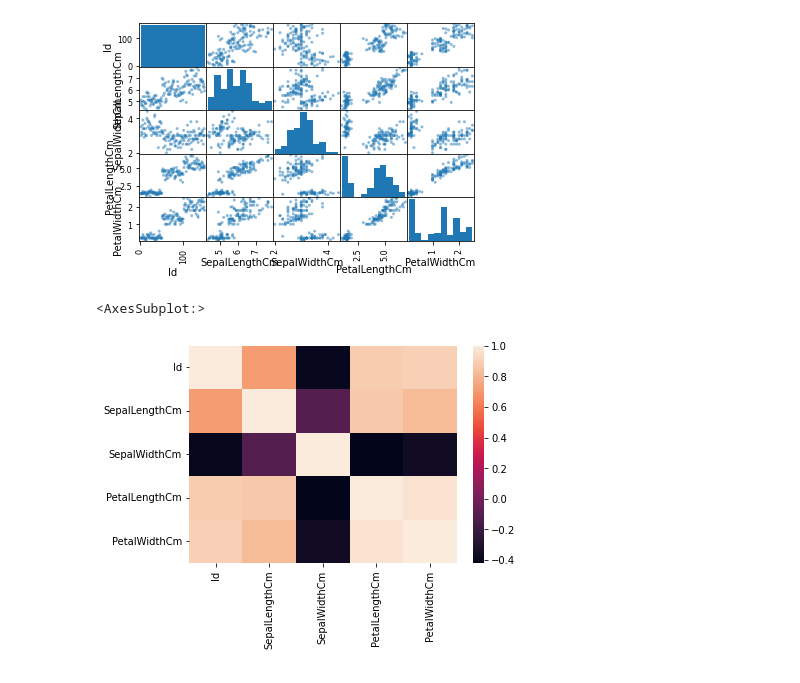
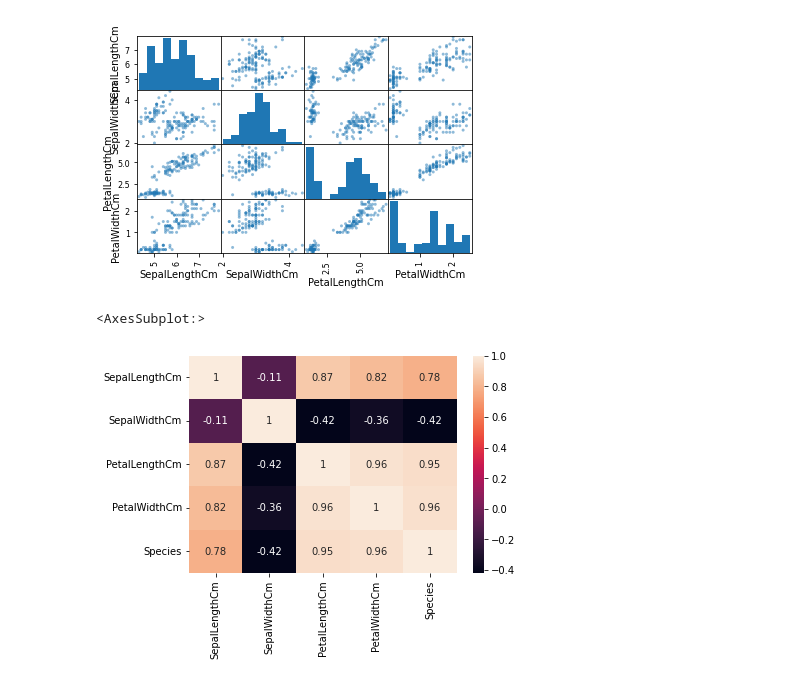
Before and after one commit to RD13p/AnalisisDatos-InteligenciaComp, a Jupyter notebook: Actividad1.ipynb, the cells around one changed output. Saved outputs shown, nothing was run; the diff lists cells and outputs as text; code cells hidden in the pictures.

```diff
--- a/Actividad1.ipynb
+++ b/Actividad1.ipynb
@@ -1,5 +1,5 @@
 # %%
 import pandas as pd
-myData = pd.read_csv("iris.csv") #csv actividad 1
+myData = pd.read_csv("iris.csv").drop(columns=['Id'],axis=1) #csv actividad 1
 myData.describe()
 # %% [output]
@@ -57,11 +39,13 @@ import matplotlib.pyplot as plt
 scatter_matrix(myData)
 plt.show()
 # %% [output]
-[figure, old version]
+[figure, new version]
 # %%
+myData.Species = pd.Categorical(myData.Species)
+myData.Species = myData.Species.cat.codes
 corr = myData.corr()
 import seaborn as sns
-sns.heatmap(corr)
+sns.heatmap(corr, annot=True)
 # %% [output]
 <AxesSubplot:>
-[figure, old version]
+[figure, new version]
```
Also changed, not shown: parts of 4 cells of this notebook.
